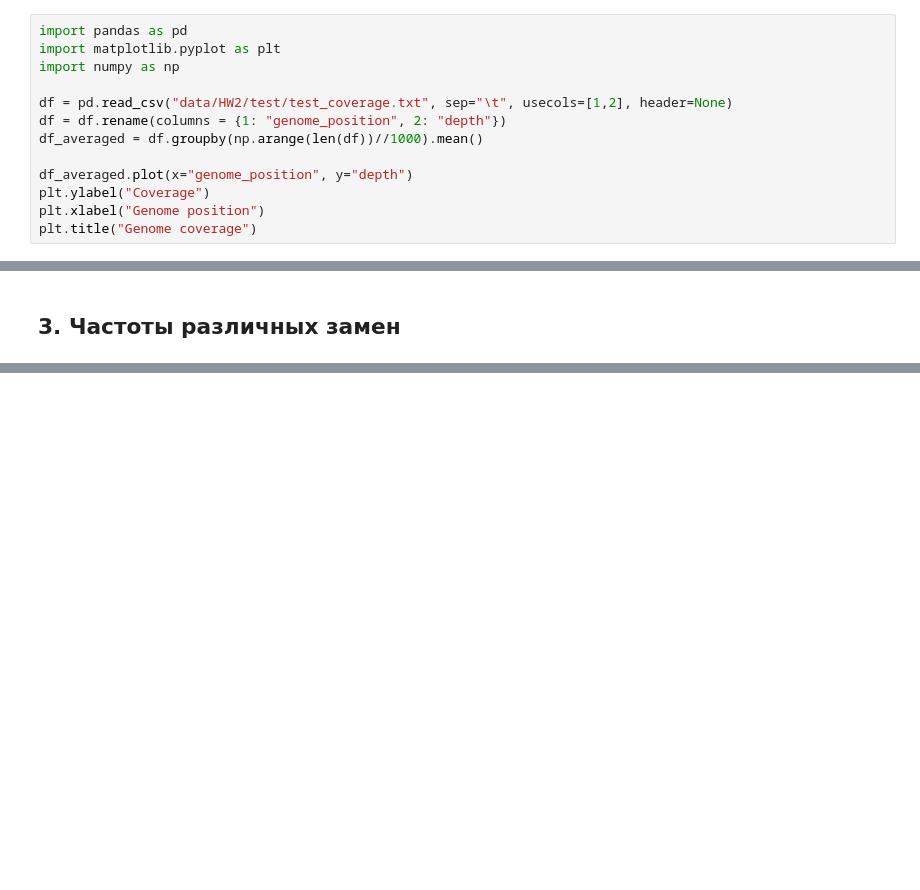
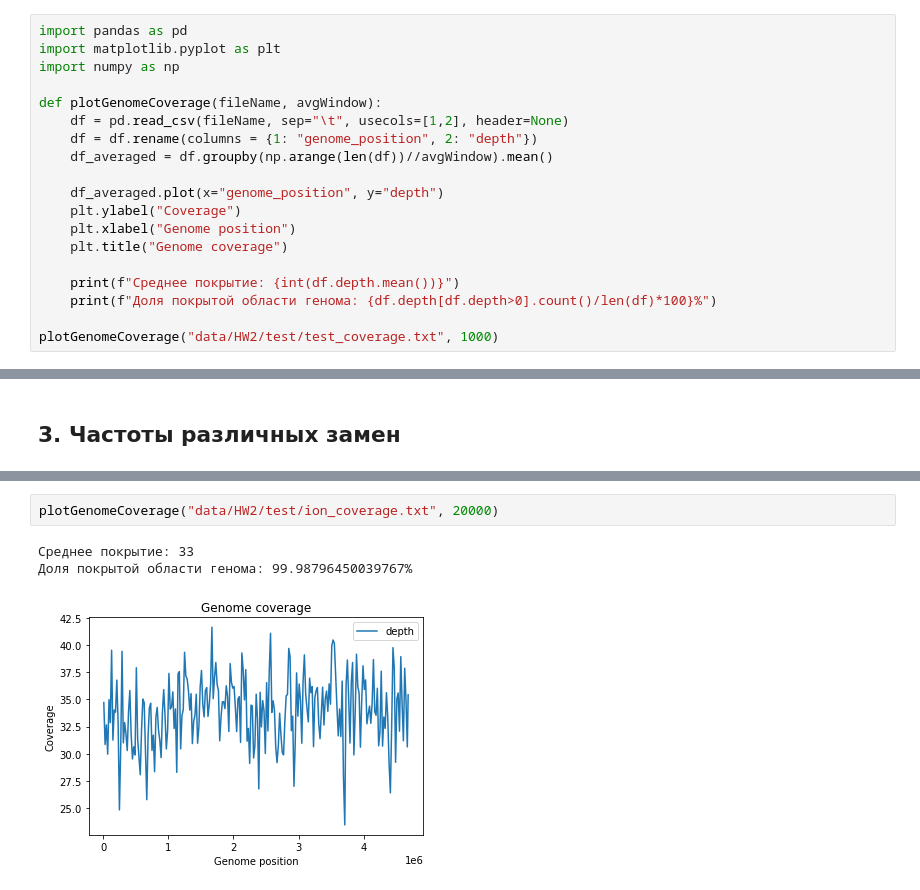
Before and after one commit to vkpankov/BioInfML, a Jupyter notebook: NGS/HW2.ipynb, the cells around one changed output, grey strips where cells are left out. Saved outputs shown, nothing was run; the diff lists cells and outputs as text; blank space fills up the shorter version.

```diff
--- a/NGS/HW2.ipynb
+++ b/NGS/HW2.ipynb
@@ -17,12 +17,18 @@ import pandas as pd
 import matplotlib.pyplot as plt
 import numpy as np
 
-df = pd.read_csv("data/HW2/test/test_coverage.txt", sep="\t", usecols=[1,2], header=None)
-df = df.rename(columns = {1: "genome_position", 2: "depth"})
-df_averaged = df.groupby(np.arange(len(df))//1000).mean()
+def plotGenomeCoverage(fileName, avgWindow):
+    df = pd.read_csv(fileName, sep="\t", usecols=[1,2], header=None)
+    df = df.rename(columns = {1: "genome_position", 2: "depth"})
+    df_averaged = df.groupby(np.arange(len(df))//avgWindow).mean()
 
-df_averaged.plot(x="genome_position", y="depth")
-plt.ylabel("Coverage")
-plt.xlabel("Genome position")
-plt.title("Genome coverage")
+    df_averaged.plot(x="genome_position", y="depth")
+    plt.ylabel("Coverage")
+    plt.xlabel("Genome position")
+    plt.title("Genome coverage")
+
+    print(f"Среднее покрытие: {int(df.depth.mean())}")
+    print(f"Доля покрытой области генома: {df.depth[df.depth>0].count()/len(df)*100}%")
+
+plotGenomeCoverage("data/HW2/test/test_coverage.txt", 1000)
 # %% [output]
@@ -63,0 +110,6 @@ print(f"95% доверительный интервал: ({mean - 2*std}, {mean
+# %%
+plotGenomeCoverage("data/HW2/test/ion_coverage.txt", 20000)
+# %% [output]
+Среднее покрытие: 33
+Доля покрытой области генома: 99.98796450039767%
+[figure, added]
```
Also changed, not shown: parts of 9 cells of this notebook.
